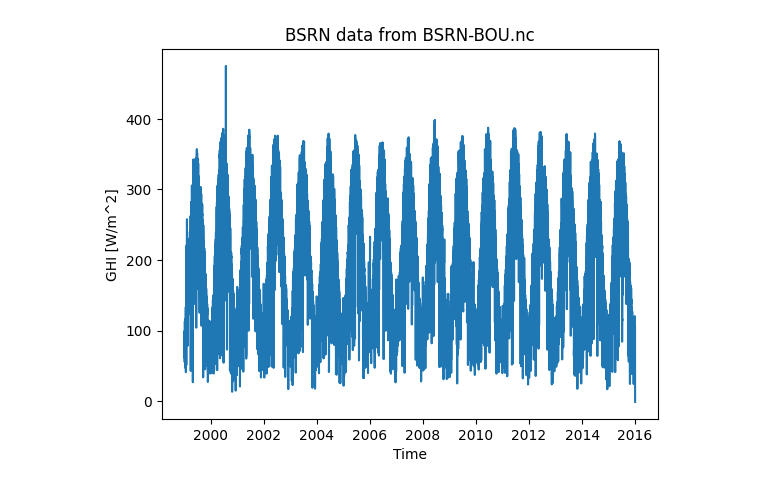
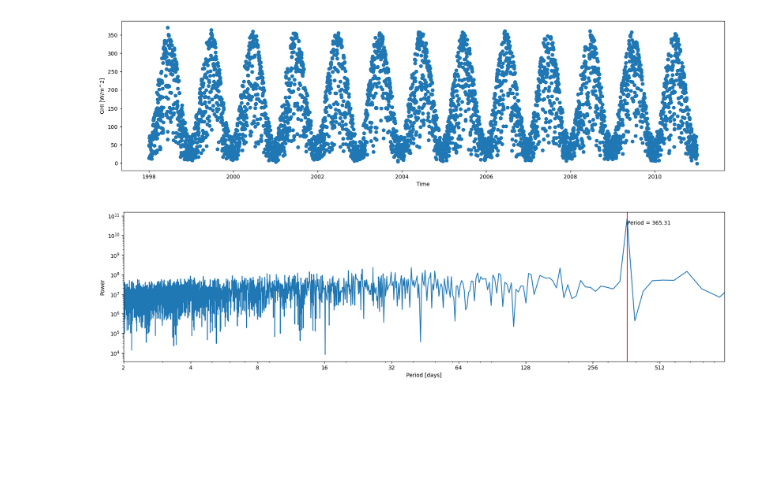
Before and after one commit to MariusAlonso/MVA-TS-Intrinsic-Timescales-Surface-Solar-Irradiance, a Jupyter notebook: main.ipynb, the cells around one changed output. Drawn from its saved outputs; the diff is of its cells as text; code cells hidden in the pictures; blank space fills up the shorter version.

```diff
--- a/main.ipynb
+++ b/main.ipynb
@@ -3,16 +3,20 @@ import xarray as xr
 import numpy as np
 import matplotlib.pyplot as plt
 # %%
-paths = ["BSRN-PAY.nc", "BSRN-BAR.nc", "BSRN-BOU.nc"]
+paths = ["BSRN-PAY.nc", "BSRN-BAR.nc", "BSRN-BOU.nc", "BSRN-TAT.nc", "BSRN-CAR.nc"]
 times_begin = [
-    np.datetime64("1993-01-01"),
+    np.datetime64("1998-01-01"),
+    np.datetime64("2003-01-01"),
     np.datetime64("1999-01-01"),
-    np.datetime64("1999-01-01")
+    np.datetime64("1998-01-01"),
+    np.datetime64("1998-01-01")
 ]
 times_end = [
+    np.datetime64("2011-01-01"),
+    np.datetime64("2017-01-01"),
+    np.datetime64("2012-01-02"),
     np.datetime64("2023-01-01"),
-    np.datetime64("2023-01-01"),
-    np.datetime64("2016-01-01")
+    np.datetime64("2010-01-01")
 ]
 # %%
 PLOTTED_PERIODS = [2, 4, 8, 16, 32, 64, 128, 256, 512]
@@ -38,12 +73,54 @@ ds_without_nans = ds["GHI"].fillna(mean)
 # %%
-# Calculate the dataframe resampled with the second resampling rate
-ds_resampled = ds_without_nans.resample(time="24H").mean()
+# Calculate the dataframe resampled
+ds_resampled = ds["GHI"].resample(time="24H").reduce(
+    lambda x, axis: np.nanmean(x) if np.isnan(x).sum() < 0.2 * len(x) else np.nan
+)
+# Interpolate the missing values
+ds_resampled = ds_resampled.interpolate_na(dim="time", method="linear")
+
 # Plot the data
 fig, ax = plt.subplots()
-ds_resampled.plot(ax=ax)
+fig.set_size_inches(20, 5)
+ds_resampled.plot(ax=ax, marker="o", linestyle="None")
 ax.set_xlabel("Time")
 ax.set_ylabel("GHI [W/m^2]")
-ax.set_title("BSRN data from " + paths[i_path])
+# ax.set_title("BSRN data from " + paths[i_path])
+ax.set_title("")
 plt.show()
 # %% [output]
-[figure, old version]
+[figure, new version]
+# %%
+# Përform data analysis diagnostics
+df_resampled = ds_resampled.to_dataframe()[["GHI"]]
+
+# 1. FFT
+# Calculate the FFT
+fft = np.fft.fft(df_resampled["GHI"])
+fft = fft[1 : len(fft) // 2]
+# Calculate the power spectrum
+power_spectrum = np.abs(fft) ** 2
+# Calculate the frequencies
+sample_freq = np.fft.fftfreq(len(df_resampled["GHI"]), d=1)
+sample_freq = sample_freq[1 : len(sample_freq) // 2]
+# Plot the power spectrum as a function of the period
+fig, ax = plt.subplots()
+fig.set_size_inches(20, 5)
+ax.plot(1 / sample_freq, power_spectrum)
+# Plot the highest peak in the power spectrum as a vertical line
+max_period = 1 / sample_freq[np.argmax(power_spectrum)]
+ax.axvline(max_period, color="red")
+# Add text to this line
+ax.text(
+    max_period,
+    0.5 * np.max(power_spectrum),
+    "Period = " + str(np.round(max_period, 2))
+)
+ax.set_xlabel("Period [days]")
+ax.set_ylabel("Power")
+ax.set_yscale("log")
+ax.set_xscale("log")
+ax.set_xticks(PLOTTED_PERIODS, PLOTTED_PERIODS)
+ax.set_xlim(2, 1000)
+plt.show()
+# %% [output]
+[figure, added]
```
Also changed, not shown: parts of 13 cells of this notebook, 2 other files.
